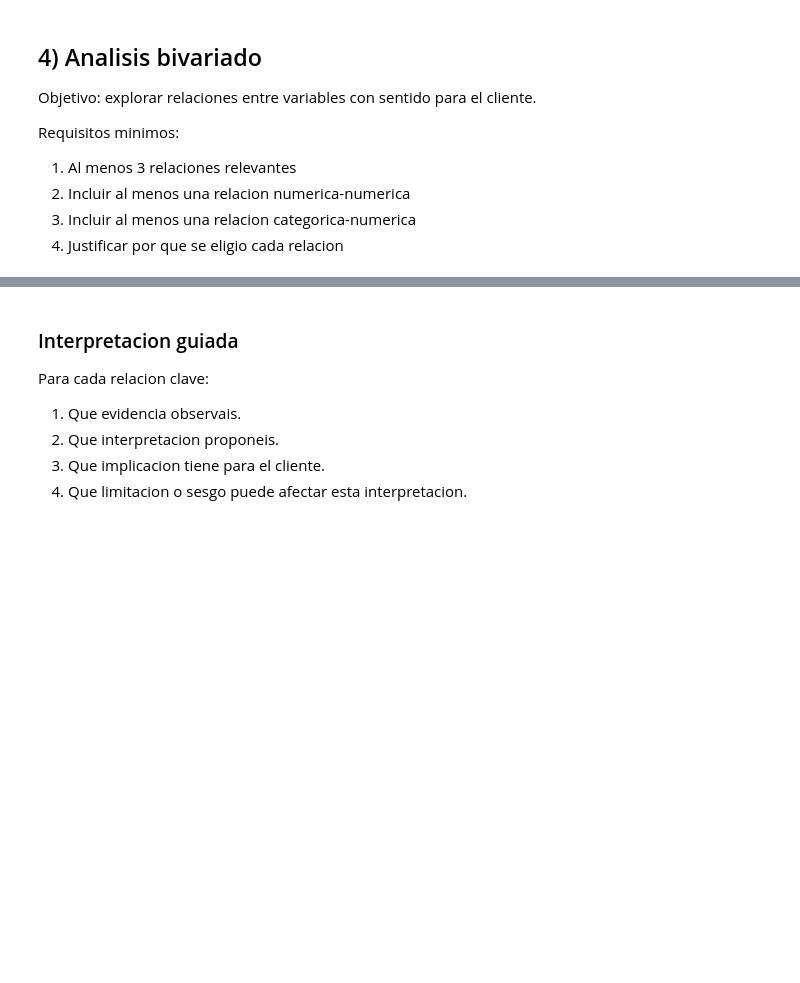
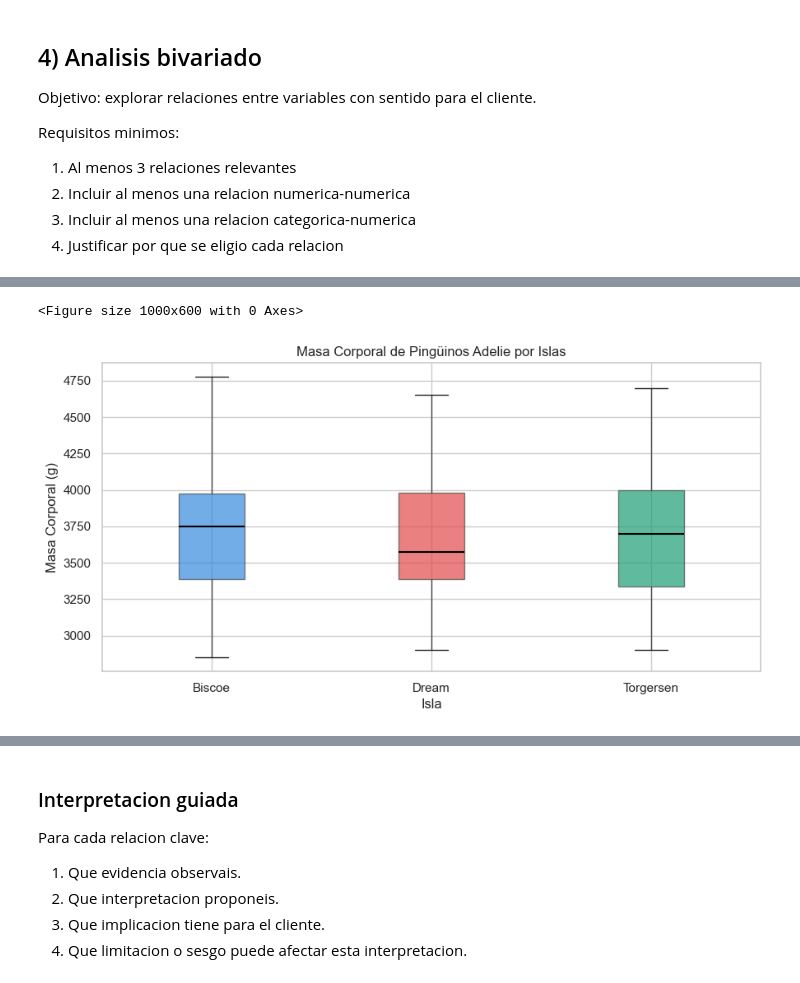
Before and after one commit to JosePuges/Proyecto-pinguino-Team-3, a Jupyter notebook: proyecto-curie-pinguinos.ipynb, the cells around one changed output, grey strips where cells are left out. Saved outputs shown, nothing was run; the diff lists cells and outputs as text; code cells hidden in the pictures; blank space fills up the shorter version.

```diff
--- a/proyecto-curie-pinguinos.ipynb
+++ b/proyecto-curie-pinguinos.ipynb
@@ -600,13 +631,25 @@ plt.tight_layout()
 # %%
 # Filtramos solo la especie Adelie
-df_adelie = df[df['species'] == 'Adelie']
+df_adelie = df_limpio[df_limpio['species'] == 'Adelie']
 
 # Graficamos
 plt.figure(figsize=(10, 6))
-df_adelie.boxplot(column='body_mass_g', by='island')
+bp = df_adelie.boxplot(column='body_mass_g', by='island', patch_artist=True, return_type='dict')
 
-plt.title('Masa Corporal de Pingüinos Adelie por Isla')
+colores = ['#378ADD', '#E24B4A', '#1D9E75']
+for patch, color in zip(bp['body_mass_g']['boxes'], colores):
+    patch.set_facecolor(color)
+    patch.set_alpha(0.7)
+
+for median in bp['body_mass_g']['medians']:
+    median.set_color('black')
+    median.set_linewidth(1.5)
+
+plt.title('Masa Corporal de Pingüinos Adelie por Islas')
 plt.suptitle('')  # elimina el título automático de boxplot
 plt.xlabel('Isla')
 plt.ylabel('Masa Corporal (g)')
 plt.show()
+# %% [output]
+<Figure size 1000x600 with 0 Axes>
+[figure, added]
```
Also changed, not shown: parts of 11 cells of this notebook.
